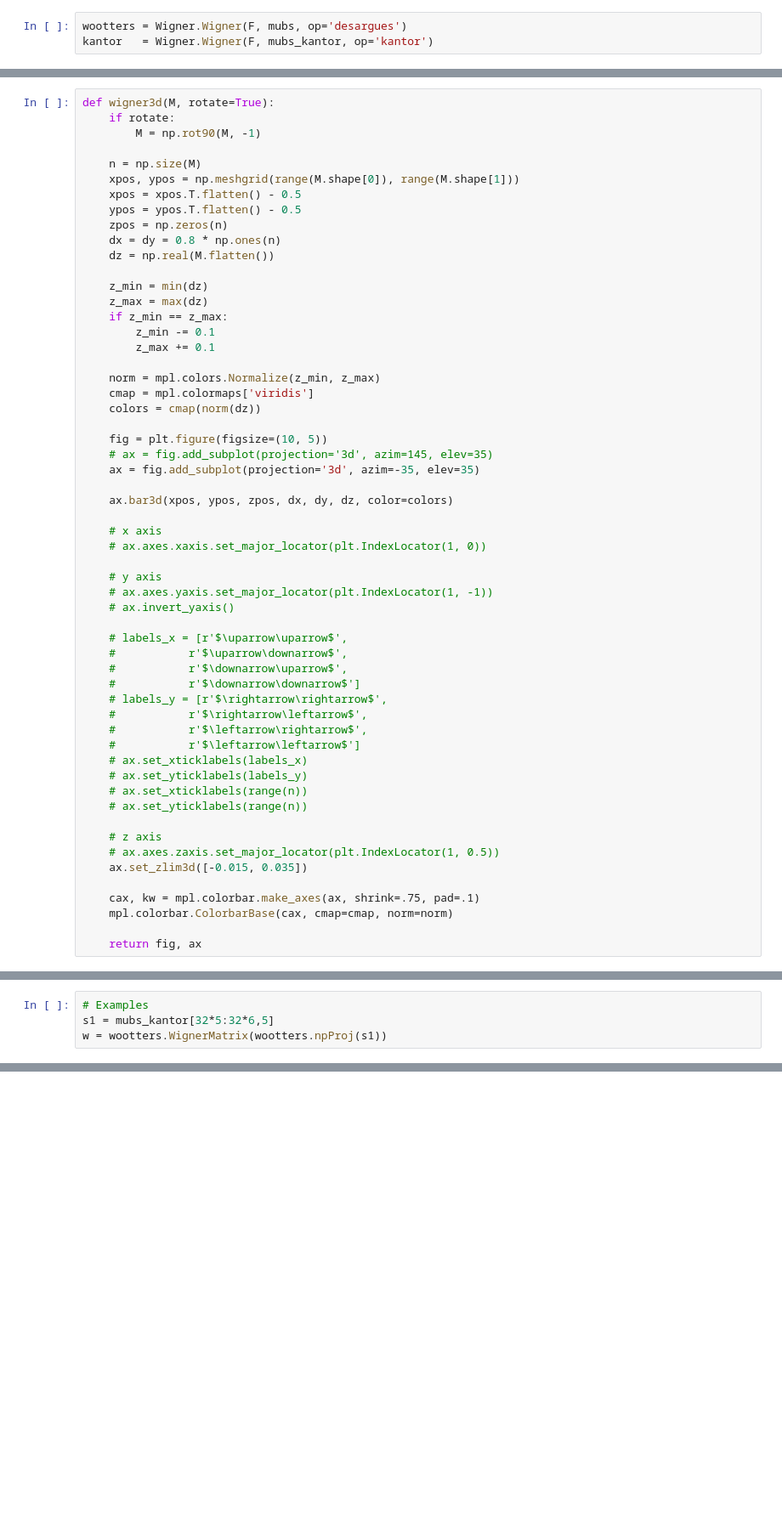
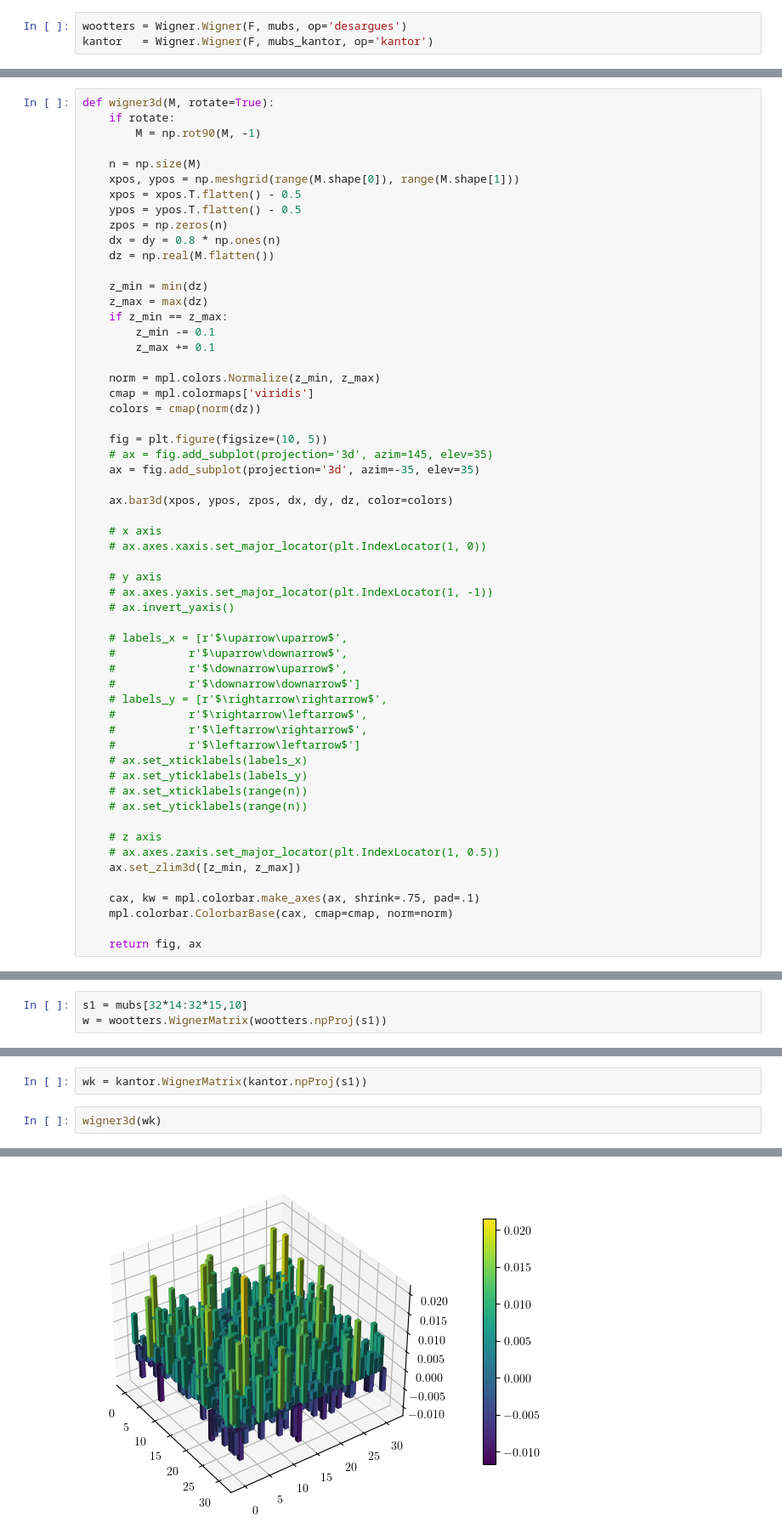
Before and after one commit to ernestocr/wigner, a Jupyter notebook: prog/Wigner_2_5.ipynb, the cells around one changed output, grey strips where cells are left out. Shown at 85% size. Cells and saved outputs as stored; diff of their text form; blank space fills up the shorter version.

```diff
--- a/prog/Wigner_2_5.ipynb
+++ b/prog/Wigner_2_5.ipynb
@@ -124,7 +154,7 @@ def wigner3d(M, rotate=True):
 
     # z axis
     # ax.axes.zaxis.set_major_locator(plt.IndexLocator(1, 0.5))
-    ax.set_zlim3d([-0.015, 0.035])
+    ax.set_zlim3d([z_min, z_max])
 
     cax, kw = mpl.colorbar.make_axes(ax, shrink=.75, pad=.1)
     mpl.colorbar.ColorbarBase(cax, cmap=cmap, norm=norm)
@@ -143,6 +177,5 @@ def wignerHeat(M, rotate=False):
 # %%
-# Examples
-s1 = mubs_kantor[32*5:32*6,5]
+s1 = mubs[32*14:32*15,10]
 w = wootters.WignerMatrix(wootters.npProj(s1))
 # %%
 wigner3d(w)
@@ -151,0 +185,5 @@ wigner3d(w)
+# %%
+wk = kantor.WignerMatrix(kantor.npProj(s1))
+# %%
+wigner3d(wk)
+# %% [output]
@@ -151,0 +191 @@ wigner3d(w)
+[figure, added]
```
Also changed, not shown: parts of 55 cells of this notebook, 20 other files.
